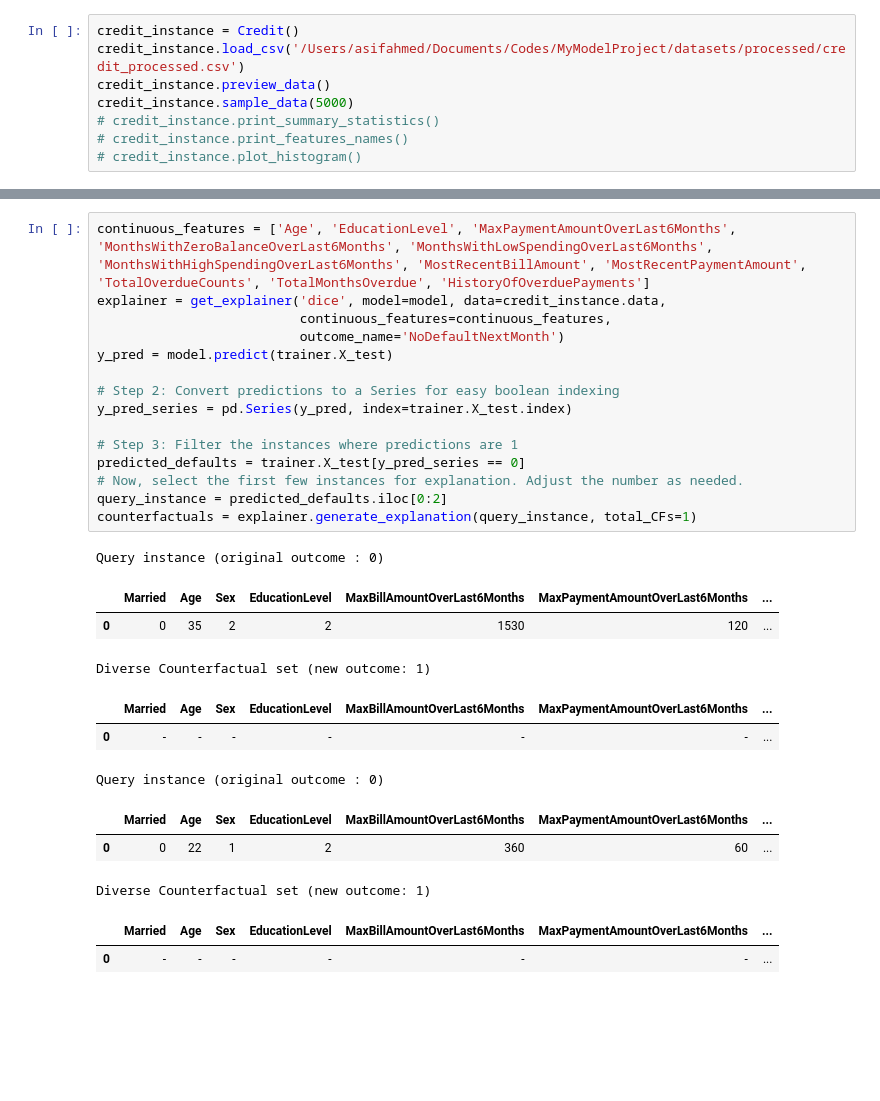
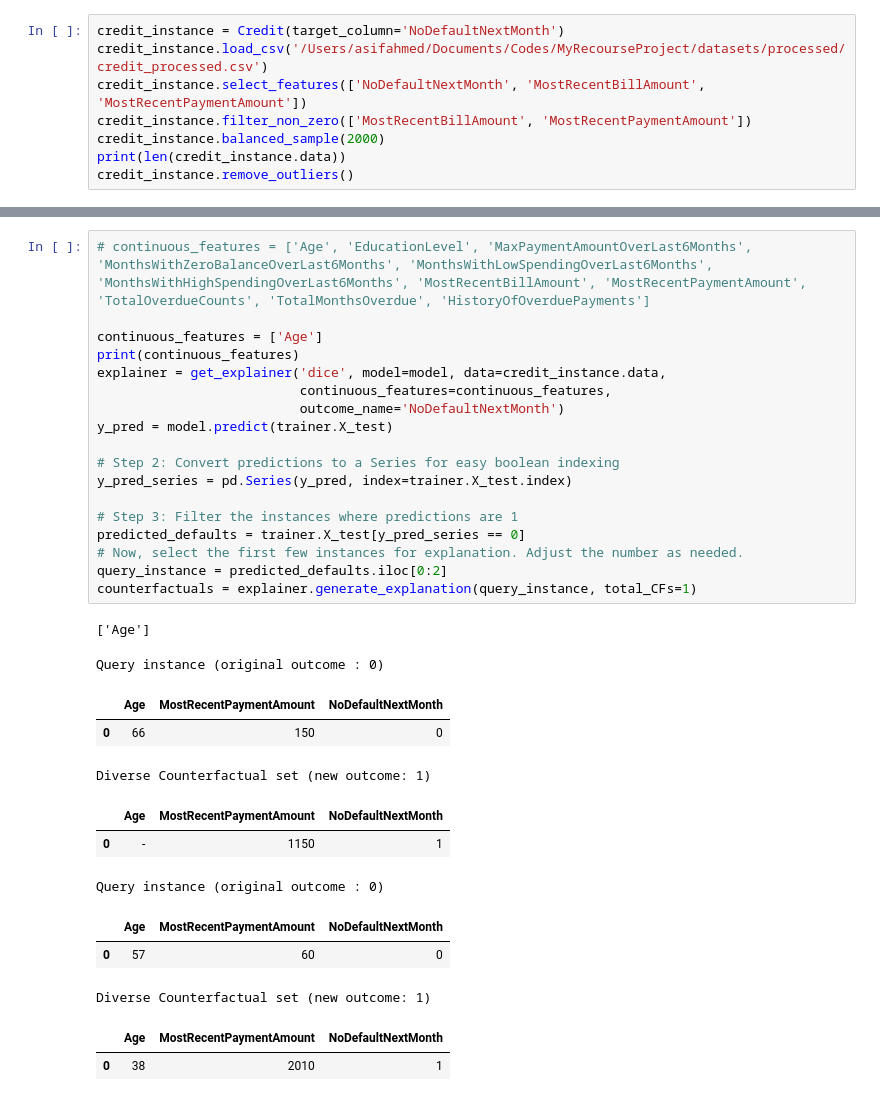
Before and after one commit to AsifAhmedShodip/MyRecourseProject, a Jupyter notebook: notebooks/credit_dataset_exploration.ipynb, the cells around one changed output, grey strips where cells are left out. Cells and saved outputs as stored; diff of their text form; blank space fills up the shorter version.

```diff
--- a/notebooks/credit_dataset_exploration.ipynb
+++ b/notebooks/credit_dataset_exploration.ipynb
@@ -13,12 +10,12 @@ from data_handling.crdit_data import Credit
 from explainability.explainer_factory import get_explainer
 import pandas as pd
 # %%
-credit_instance = Credit()
-credit_instance.load_csv('/Users/asifahmed/Documents/Codes/MyModelProject/datasets/processed/credit_processed.csv')
-credit_instance.preview_data()
-credit_instance.sample_data(5000)
-# credit_instance.print_summary_statistics()
-# credit_instance.print_features_names()
-# credit_instance.plot_histogram()
+credit_instance = Credit(target_column='NoDefaultNextMonth')
+credit_instance.load_csv('/Users/asifahmed/Documents/Codes/MyRecourseProject/datasets/processed/credit_processed.csv')
+credit_instance.select_features(['NoDefaultNextMonth', 'MostRecentBillAmount', 'MostRecentPaymentAmount'])
+credit_instance.filter_non_zero(['MostRecentBillAmount', 'MostRecentPaymentAmount'])
+credit_instance.balanced_sample(2000)
+print(len(credit_instance.data))
+credit_instance.remove_outliers()
 # %% [output]
 CSV file loaded successfully with delimiter: ','
@@ -53,28 +106,32 @@ weighted avg       0.74      0.77      0.74      1000
 # %%
-continuous_features = ['Age', 'EducationLevel', 'MaxPaymentAmountOverLast6Months', 'MonthsWithZeroBalanceOverLast6Months', 'MonthsWithLowSpendingOverLast6Months', 'MonthsWithHighSpendingOverLast6Months', 'MostRecentBillAmount', 'MostRecentPaymentAmount', 'TotalOverdueCounts', 'TotalMonthsOverdue', 'HistoryOfOverduePayments']
+# continuous_features = ['Age', 'EducationLevel', 'MaxPaymentAmountOverLast6Months', 'MonthsWithZeroBalanceOverLast6Months', 'MonthsWithLowSpendingOverLast6Months', 'MonthsWithHighSpendingOverLast6Months', 'MostRecentBillAmount', 'MostRecentPaymentAmount', 'TotalOverdueCounts', 'TotalMonthsOverdue', 'HistoryOfOverduePayments']
+
+continuous_features = ['Age']
+print(continuous_features)
 explainer = get_explainer('dice', model=model, data=credit_instance.data,
                           continuous_features=continuous_features,
                           outcome_name='NoDefaultNextMonth')
 y_pred = model.predict(trainer.X_test)
 
 # Step 2: Convert predictions to a Series for easy boolean indexing
 y_pred_series = pd.Series(y_pred, index=trainer.X_test.index)
 
 # Step 3: Filter the instances where predictions are 1
 predicted_defaults = trainer.X_test[y_pred_series == 0]
 # Now, select the first few instances for explanation. Adjust the number as needed.
 query_instance = predicted_defaults.iloc[0:2]
 counterfactuals = explainer.generate_explanation(query_instance, total_CFs=1)
 # %% [output]
-Query instance (original outcome : 0)
+['Age']
+Query instance (original outcome : 0)
-|  | Married | Age | Sex | EducationLevel | MaxBillAmountOverLast6Months | MaxPaymentAmountOverLast6Months | ... |
-| 0 | 0 | 35 | 2 | 2 | 1530 | 120 | ... |
+|  | Age | MostRecentPaymentAmount | NoDefaultNextMonth |
+| 0 | 66 | 150 | 0 |
-Diverse Counterfactual set (new outcome: 1)
+Diverse Counterfactual set (new outcome: 1)
-|  | Married | Age | Sex | EducationLevel | MaxBillAmountOverLast6Months | MaxPaymentAmountOverLast6Months | ... |
-| 0 | - | - | - | - | - | - | ... |
+|  | Age | MostRecentPaymentAmount | NoDefaultNextMonth |
+| 0 | - | 1150 | 1 |
-Query instance (original outcome : 0)
+Query instance (original outcome : 0)
-|  | Married | Age | Sex | EducationLevel | MaxBillAmountOverLast6Months | MaxPaymentAmountOverLast6Months | ... |
-| 0 | 0 | 22 | 1 | 2 | 360 | 60 | ... |
+|  | Age | MostRecentPaymentAmount | NoDefaultNextMonth |
+| 0 | 57 | 60 | 0 |
-Diverse Counterfactual set (new outcome: 1)
+Diverse Counterfactual set (new outcome: 1)
-|  | Married | Age | Sex | EducationLevel | MaxBillAmountOverLast6Months | MaxPaymentAmountOverLast6Months | ... |
-| 0 | - | - | - | - | - | - | ... |
+|  | Age | MostRecentPaymentAmount | NoDefaultNextMonth |
+| 0 | 38 | 2010 | 1 |
```
Also changed, not shown: parts of 10 cells of this notebook, 12 other files.
